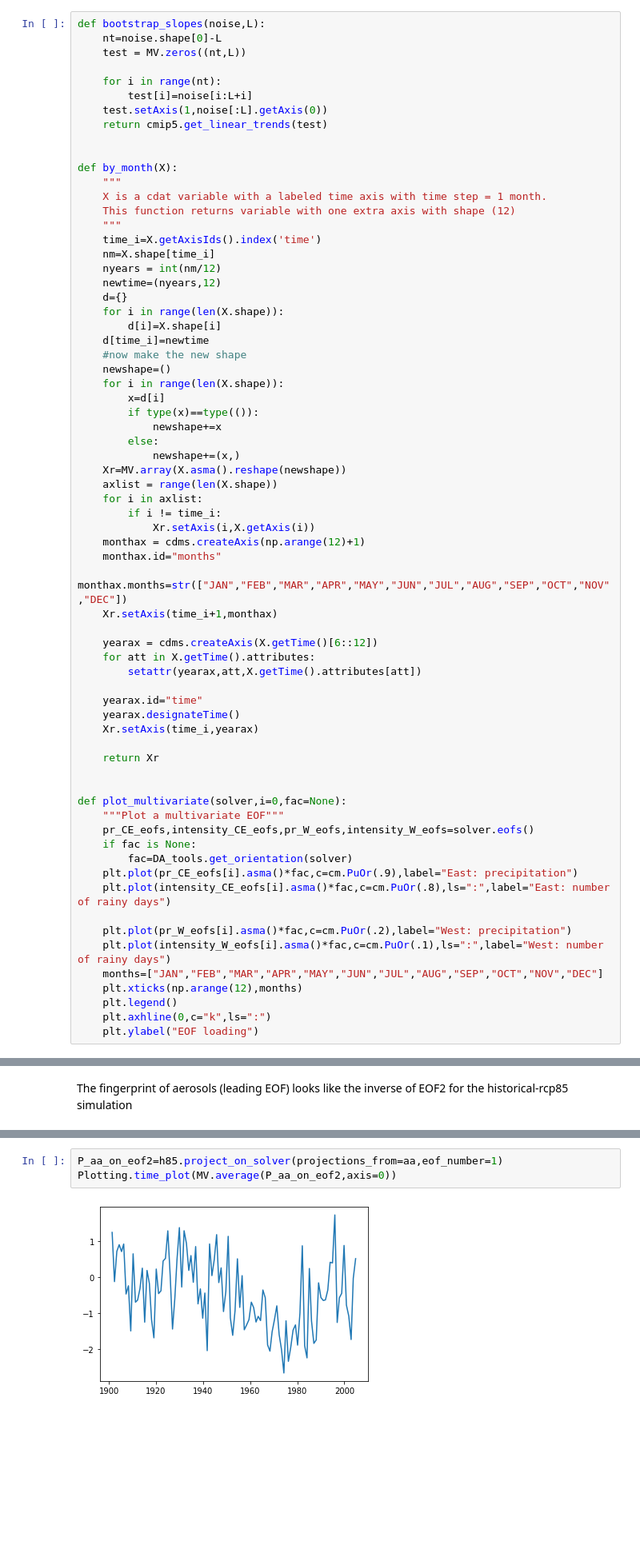
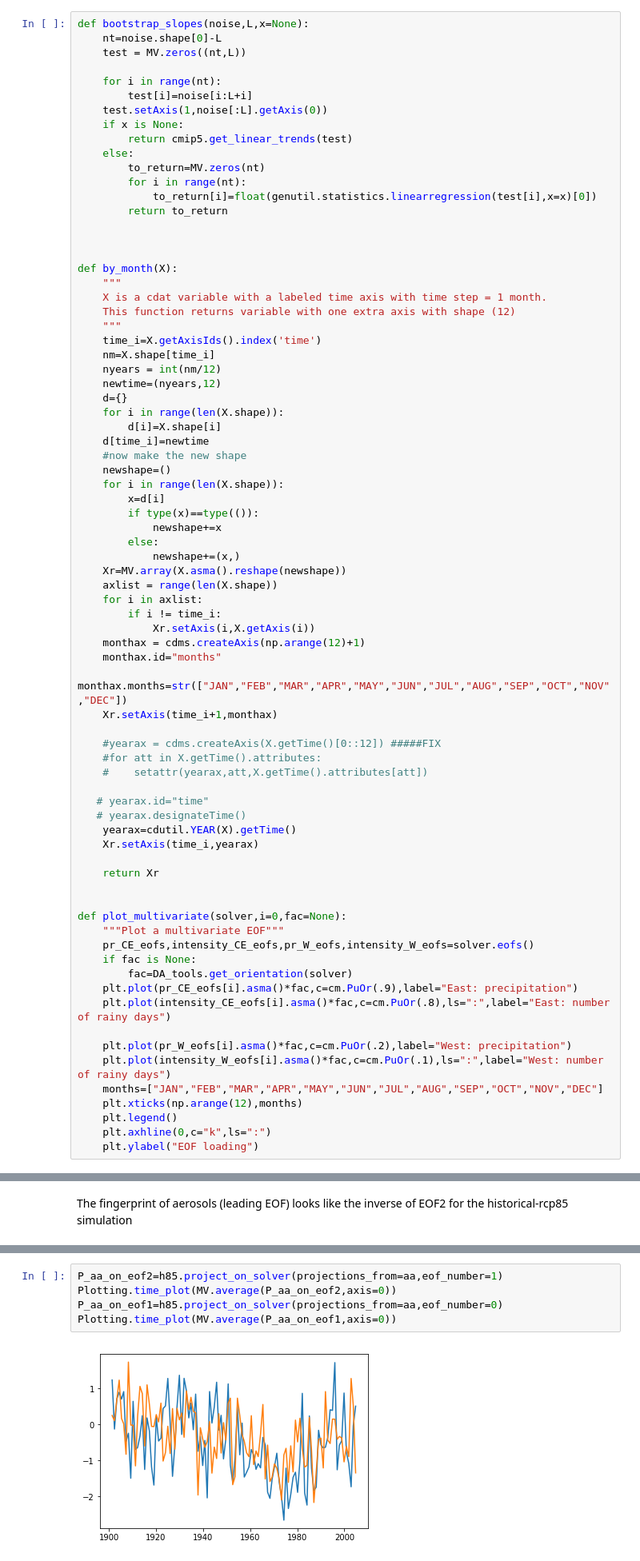
Before and after one commit to katemarvel/Sahel_Code, a Jupyter notebook: SahelFingerprinting.ipynb, the cells around one changed output, grey strips where cells are left out. Shown at 80% size. Drawn from its saved outputs; the diff is of its cells as text; blank space fills up the shorter version.

```diff
--- a/SahelFingerprinting.ipynb
+++ b/SahelFingerprinting.ipynb
@@ -29,14 +29,21 @@ obs_directory = "/Users/kmarvel/Google Drive/Sahel/DATA/OBS/PROCESSED/"
 # %% [markdown]
 Some helper functions: bootstrap_slopes calculates all (overlapping) L-year trends in a given time series.  Function by_month reshapes a monthly time series of shape (nt,) into one of shape(nt/12,12).
 # %%
-def bootstrap_slopes(noise,L):
+def bootstrap_slopes(noise,L,x=None):
     nt=noise.shape[0]-L
     test = MV.zeros((nt,L))
 
     for i in range(nt):
         test[i]=noise[i:L+i]
     test.setAxis(1,noise[:L].getAxis(0))
-    return cmip5.get_linear_trends(test)
+    if x is None:
+        return cmip5.get_linear_trends(test)
+    else:
+        to_return=MV.zeros(nt)
+        for i in range(nt):
+            to_return[i]=float(genutil.statistics.linearregression(test[i],x=x)[0])
+        return to_return
+
 
 
 def by_month(X):
@@ -70,12 +77,13 @@ def by_month(X):
     monthax.months=str(["JAN","FEB","MAR","APR","MAY","JUN","JUL","AUG","SEP","OCT","NOV","DEC"])
     Xr.setAxis(time_i+1,monthax)
 
-    yearax = cdms.createAxis(X.getTime()[6::12])
-    for att in X.getTime().attributes:
-        setattr(yearax,att,X.getTime().attributes[att])
+    #yearax = cdms.createAxis(X.getTime()[0::12]) #####FIX
+    #for att in X.getTime().attributes:
+    #    setattr(yearax,att,X.getTime().attributes[att])
 
-    yearax.id="time"
-    yearax.designateTime()
+   # yearax.id="time"
+   # yearax.designateTime()
+    yearax=cdutil.YEAR(X).getTime()
     Xr.setAxis(time_i,yearax)
 
     return Xr
@@ -276,8 +313,10 @@ Plotting.time_plot(-1*MV.average(Paa,axis=0))
 # %%
 P_aa_on_eof2=h85.project_on_solver(projections_from=aa,eof_number=1)
 Plotting.time_plot(MV.average(P_aa_on_eof2,axis=0))
+P_aa_on_eof1=h85.project_on_solver(projections_from=aa,eof_number=0)
+Plotting.time_plot(MV.average(P_aa_on_eof1,axis=0))
 # %% [output]
-[figure, old version]
+[figure, new version]
 # %% [markdown]
 Check the stability of the h85 fingerprint by calculating it over the 20th and 21st century.  This indicates that in models, the dominant forced response over the 20th century is very different from the dominant forced response over the 21st century.
 # %%
```
Also changed, not shown: parts of 23 cells of this notebook, 1 other file.
